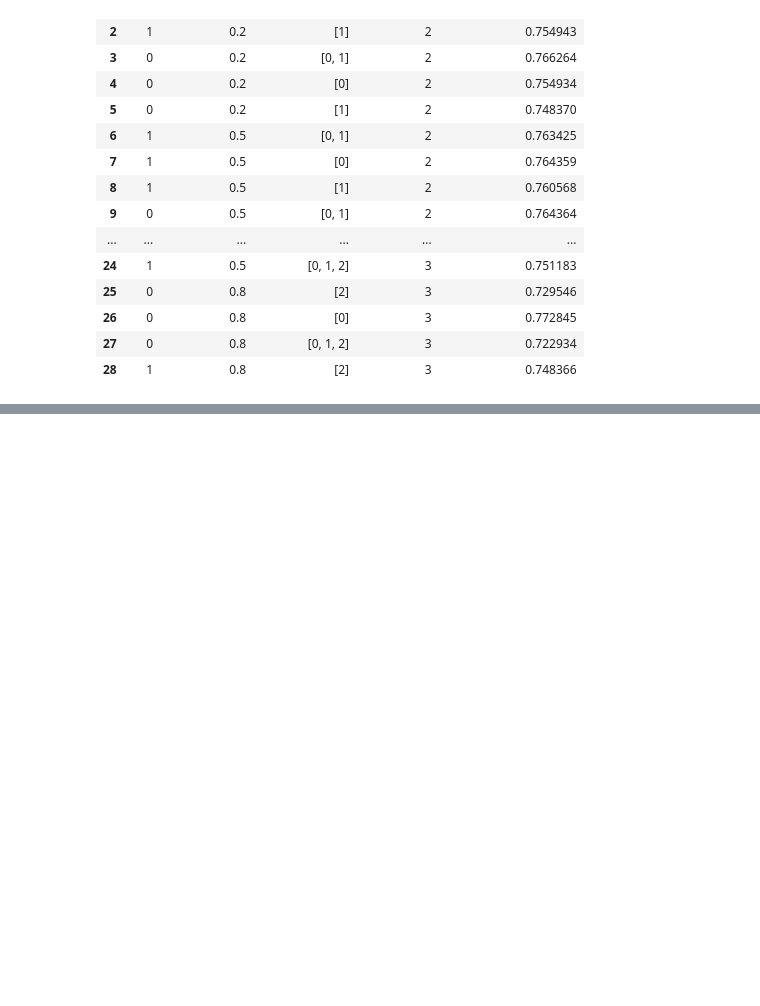
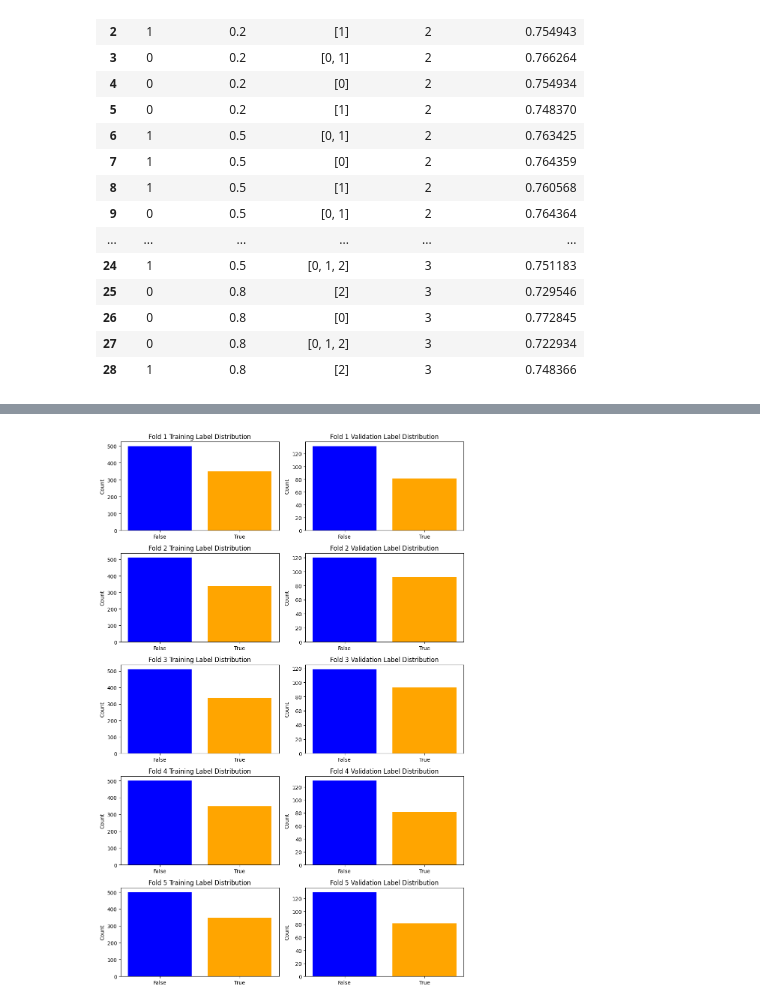
Before and after one commit to theoliver7/uzh-aml, a Jupyter notebook: results_helpers.ipynb, the cells around one changed output, grey strips where cells are left out. Saved outputs shown, nothing was run; the diff lists cells and outputs as text; code cells hidden in the pictures; blank space fills up the shorter version.

```diff
--- a/results_helpers.ipynb
+++ b/results_helpers.ipynb
@@ -182,0 +284,34 @@ fig.show()
+# %%
+import matplotlib.pyplot as plt
+
+# Define the label distributions for each fold
+fold_numbers = [1, 2, 3, 4, 5]
+training_label_distributions = [{0: 499, 1: 349}, {0: 511, 1: 338}, {0: 512, 1: 337}, {0: 501, 1: 348}, {0: 501, 1: 348}]
+validation_label_distributions = [{0: 132, 1: 81}, {0: 120, 1: 92}, {0: 119, 1: 93}, {0: 130, 1: 82}, {0: 130, 1: 82}]
+
+# Plot the label distributions
+fig, axes = plt.subplots(nrows=5, ncols=2, figsize=(10, 15))
+
+for i in range(5):
+    ax1 = axes[i, 0]
+    ax2 = axes[i, 1]
+
+    training_distribution = training_label_distributions[i]
+    validation_distribution = validation_label_distributions[i]
+
+    ax1.bar(training_distribution.keys(), training_distribution.values(), color=['blue', 'orange'])
+    ax1.set_title(f'Fold {fold_numbers[i]} Training Label Distribution')
+    ax1.set_xticks([0, 1])
+    ax1.set_xticklabels(['False', 'True'])
+    ax1.set_ylabel('Count')
+
+    ax2.bar(validation_distribution.keys(), validation_distribution.values(), color=['blue', 'orange'])
+    ax2.set_title(f'Fold {fold_numbers[i]} Validation Label Distribution')
+    ax2.set_xticks([0, 1])
+    ax2.set_xticklabels(['False', 'True'])
+    ax2.set_ylabel('Count')
+
+plt.tight_layout()
+plt.show()
+# %% [output]
+[figure, added]
```
Also changed, not shown: parts of 5 cells of this notebook.
